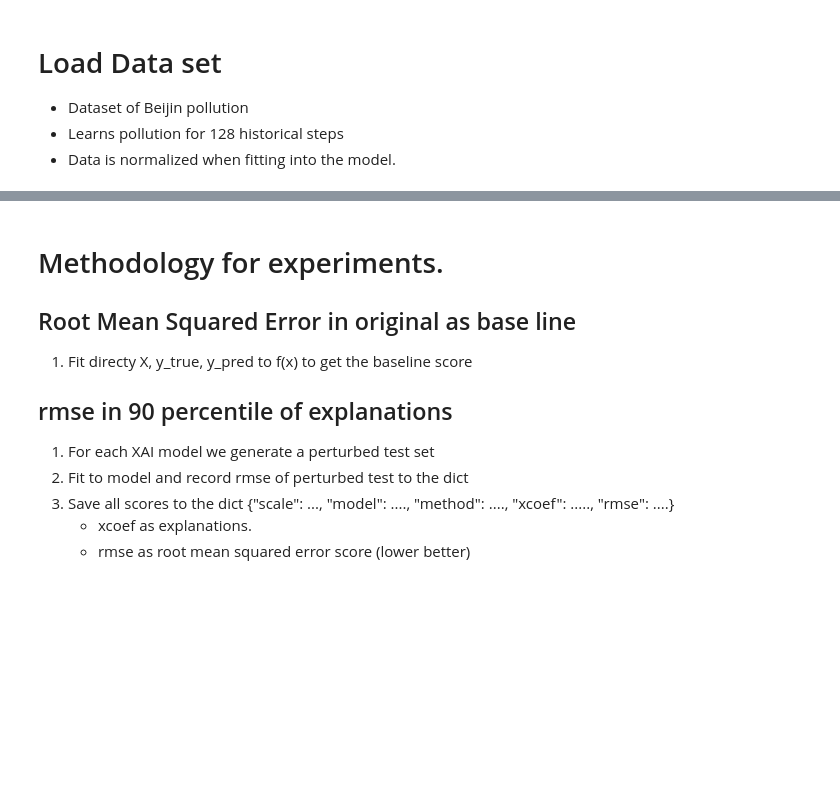
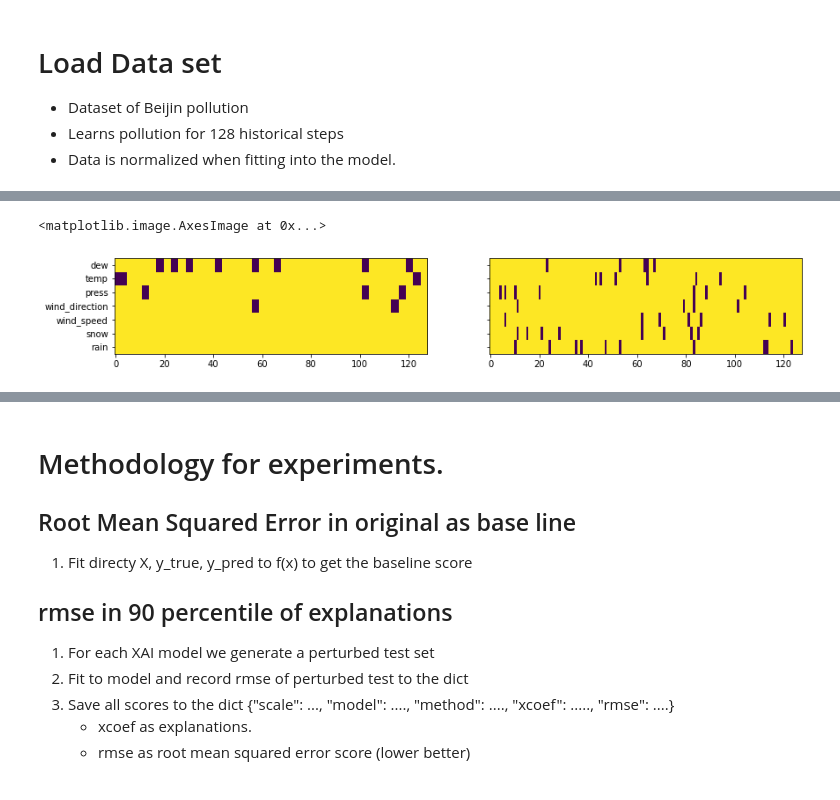
Before and after one commit to dungthuapps/tsx, a Jupyter notebook: notebooks/tsx-eval-qm.ipynb, the cells around one changed output, grey strips where cells are left out. Drawn from its saved outputs; the diff is of its cells as text; code cells hidden in the pictures; blank space fills up the shorter version.

```diff
--- a/notebooks/tsx-eval-qm.ipynb
+++ b/notebooks/tsx-eval-qm.ipynb
@@ -157,3 +187,12 @@ def perturb_X(X, x_coef, method="zeros", axis=1, percentile=90, random=False, **
+# %%
+fig, axes = plt.subplots(1, 2, figsize=(14,2), sharey=True)
+axes[0].imshow(m1, interpolation='nearest', aspect='auto')
+axes[0].set_yticks(np.arange(len(independents)))
+axes[0].set_yticklabels(independents, minor=False)
+axes[1].imshow(m2, interpolation='nearest', aspect='auto')
+# %% [output]
+<matplotlib.image.AxesImage at 0x...>
+[figure, added]
 # %%
 # Compare the difference between overall percentile and percentile per feature w/wo random
 
```
Also changed, not shown: parts of 29 cells of this notebook, 9 other files.
